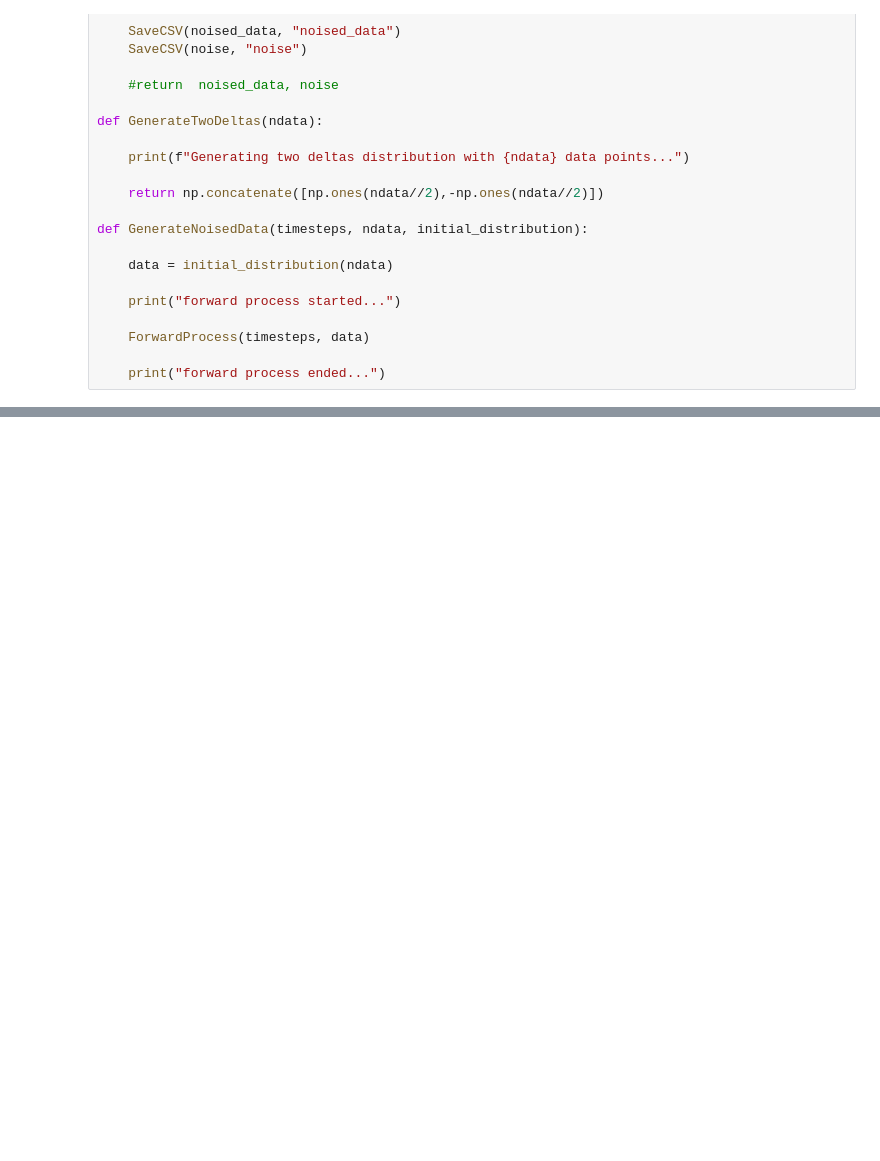
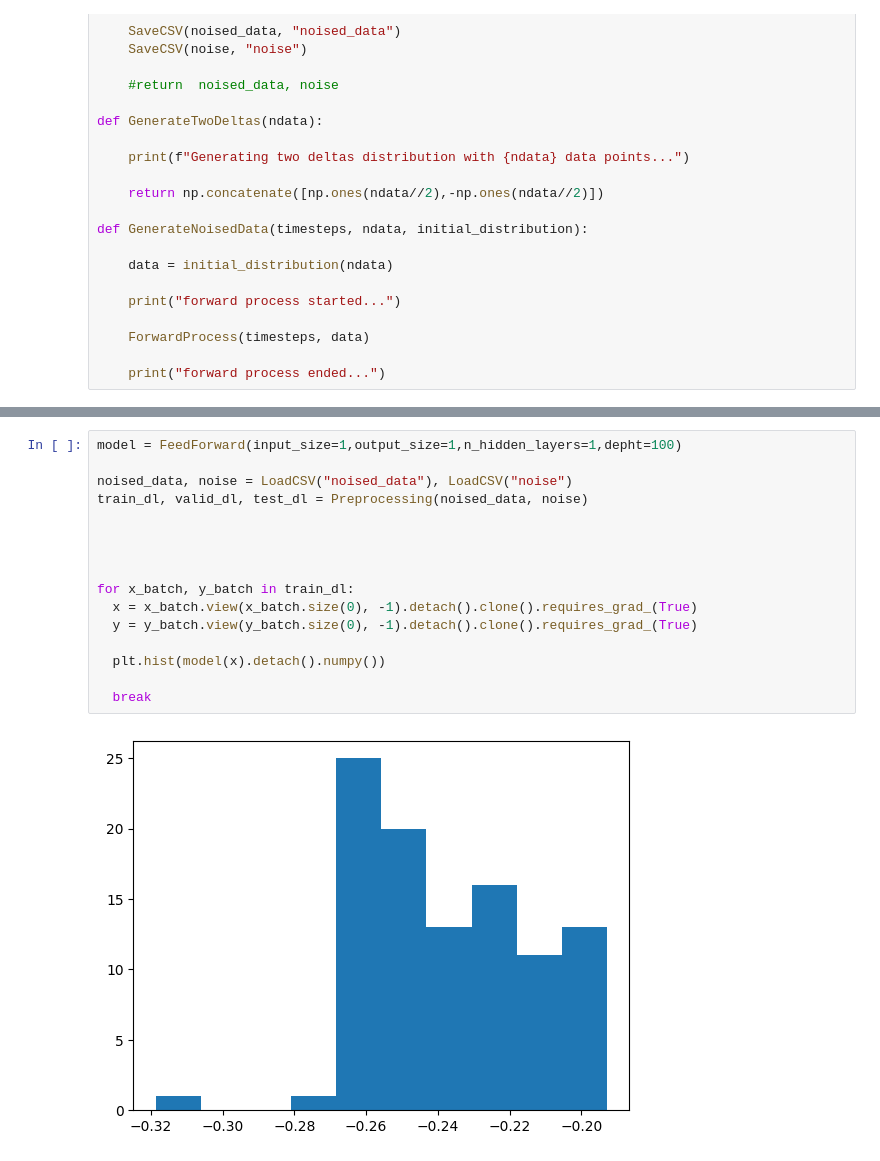
Before and after one commit to W-physics/Tesis, a Jupyter notebook: troubleshooting.ipynb, the cells around one changed output, grey strips where cells are left out. Saved outputs shown, nothing was run; the diff lists cells and outputs as text; blank space fills up the shorter version.

```diff
--- a/troubleshooting.ipynb
+++ b/troubleshooting.ipynb
@@ -226,0 +203,18 @@ ax.legend()
+# %%
+model = FeedForward(input_size=1,output_size=1,n_hidden_layers=1,depht=100)
+
+noised_data, noise = LoadCSV("noised_data"), LoadCSV("noise")
+train_dl, valid_dl, test_dl = Preprocessing(noised_data, noise)
+
+
+
+
+for x_batch, y_batch in train_dl:
+  x = x_batch.view(x_batch.size(0), -1).detach().clone().requires_grad_(True)
+  y = y_batch.view(y_batch.size(0), -1).detach().clone().requires_grad_(True)
+
+  plt.hist(model(x).detach().numpy())
+
+  break
+# %% [output]
+[figure, added]
```
Also changed, not shown: parts of 7 cells of this notebook.
